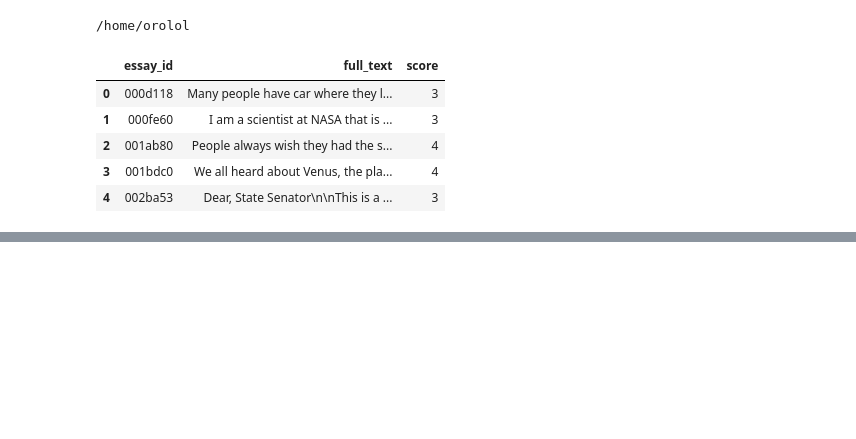
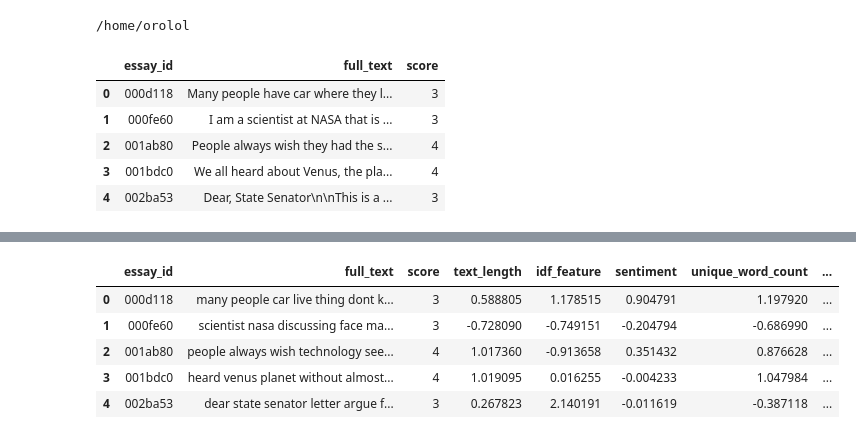
Before and after one commit to Orolol/learningLabAgency, a Jupyter notebook: lla.ipynb, the cells around one changed output, grey strips where cells are left out. Cells and saved outputs as stored; diff of their text form; code cells hidden in the pictures; blank space fills up the shorter version.

```diff
--- a/lla.ipynb
+++ b/lla.ipynb
@@ -18,0 +75,18 @@ df.head()
+# %%
+from sklearn.preprocessing import StandardScaler
+
+
+scaler = StandardScaler()
+
+normalized_features = scaler.fit_transform(df[['text_length', 'sentiment', 'unique_word_count', 'most_common_word_freq', 'idf_feature']])
+
+df[['text_length', 'sentiment', 'unique_word_count', 'most_common_word_freq', 'idf_feature']] = normalized_features
+
+df.head()
+# %% [output]
+|  | essay_id | full_text | score | text_length | idf_feature | sentiment | unique_word_count | ... |
+| 0 | 000d118 | many people car live thing dont k... | 3 | 0.588805 | 1.178515 | 0.904791 | 1.197920 | ... |
+| 1 | 000fe60 | scientist nasa discussing face ma... | 3 | -0.728090 | -0.749151 | -0.204794 | -0.686990 | ... |
+| 2 | 001ab80 | people always wish technology see... | 4 | 1.017360 | -0.913658 | 0.351432 | 0.876628 | ... |
+| 3 | 001bdc0 | heard venus planet without almost... | 4 | 1.019095 | 0.016255 | -0.004233 | 1.047984 | ... |
+| 4 | 002ba53 | dear state senator letter argue f... | 3 | 0.267823 | 2.140191 | -0.011619 | -0.387118 | ... |
```
Also changed, not shown: parts of 10 cells of this notebook.
